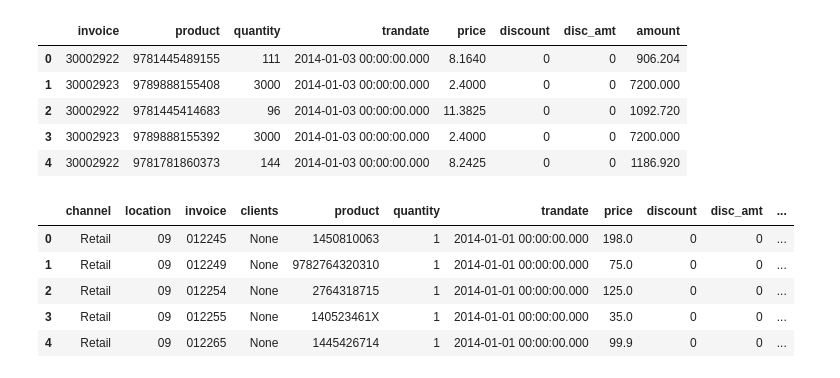
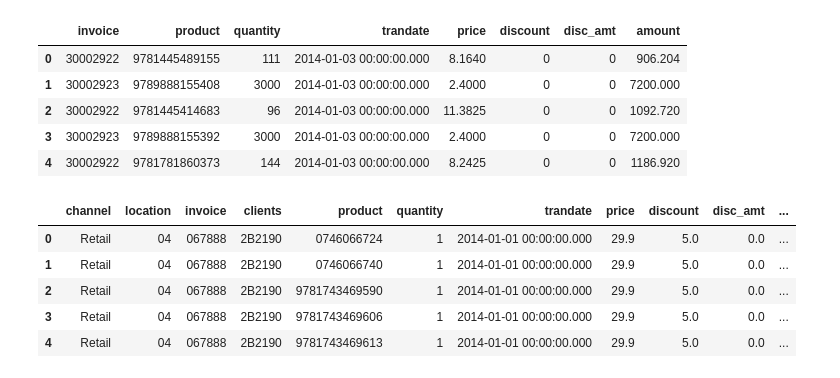
Before and after one commit to peterp2n/STAT6207_project, a Jupyter notebook: test.ipynb, the cells around one changed output. Saved outputs shown, nothing was run; the diff lists cells and outputs as text; code cells hidden in the pictures.

```diff
--- a/test.ipynb
+++ b/test.ipynb
@@ -40,12 +65,13 @@ purchase_preview
 | 3 | 30002923 | 9789888155392 | 3000 | 2014-01-03 00:00:00.000 | 2.4000 | 0 | 0 | 7200.000 |
 | 4 | 30002922 | 9781781860373 | 144 | 2014-01-03 00:00:00.000 | 8.2425 | 0 | 0 | 1186.920 |
 # %%
-sales_preview = get_pd_dataframe("SELECT * FROM sales limit 5;", con)
-sales_preview
+sales_preview = get_pd_dataframe("SELECT * FROM sales where discount <> 0;", con)
-# %% [output]
-|  | channel | location | invoice | clients | product | quantity | trandate | price | discount | disc_amt | ... |
-| 0 | Retail | 09 | 012245 | None | 1450810063 | 1 | 2014-01-01 00:00:00.000 | 198.0 | 0 | 0 | ... |
-| 1 | Retail | 09 | 012249 | None | 9782764320310 | 1 | 2014-01-01 00:00:00.000 | 75.0 | 0 | 0 | ... |
-| 2 | Retail | 09 | 012254 | None | 2764318715 | 1 | 2014-01-01 00:00:00.000 | 125.0 | 0 | 0 | ... |
-| 3 | Retail | 09 | 012255 | None | 140523461X | 1 | 2014-01-01 00:00:00.000 | 35.0 | 0 | 0 | ... |
-| 4 | Retail | 09 | 012265 | None | 1445426714 | 1 | 2014-01-01 00:00:00.000 | 99.9 | 0 | 0 | ... |
+# %%
+sales_preview.head()
+# %% [output]
+|  | channel | location | invoice | clients | product | quantity | trandate | price | discount | disc_amt | ... |
+| 0 | Retail | 04 | 067888 | 2B2190 | 0746066724 | 1 | 2014-01-01 00:00:00.000 | 29.9 | 5.0 | 0.0 | ... |
+| 1 | Retail | 04 | 067888 | 2B2190 | 0746066740 | 1 | 2014-01-01 00:00:00.000 | 29.9 | 5.0 | 0.0 | ... |
+| 2 | Retail | 04 | 067888 | 2B2190 | 9781743469590 | 1 | 2014-01-01 00:00:00.000 | 29.9 | 5.0 | 0.0 | ... |
+| 3 | Retail | 04 | 067888 | 2B2190 | 9781743469606 | 1 | 2014-01-01 00:00:00.000 | 29.9 | 5.0 | 0.0 | ... |
+| 4 | Retail | 04 | 067888 | 2B2190 | 9781743469613 | 1 | 2014-01-01 00:00:00.000 | 29.9 | 5.0 | 0.0 | ... |
```
Also changed, not shown: parts of 18 cells of this notebook.
